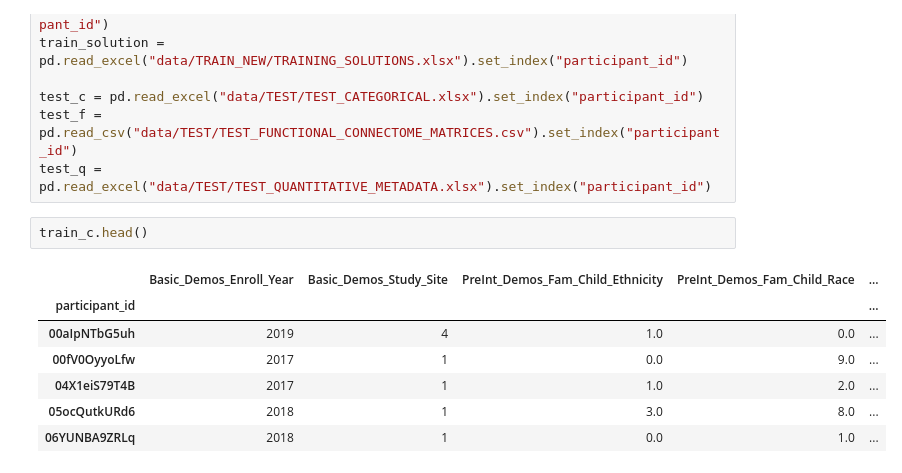
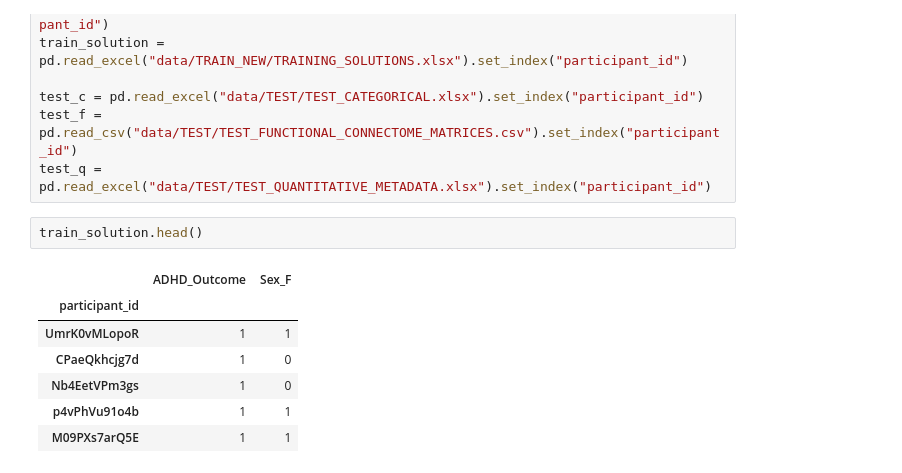
Before and after one commit to joannamialkowska/widsdatathon2025, a Jupyter notebook: main.ipynb, the cells around one changed output. Drawn from its saved outputs; the diff is of its cells as text.

```diff
--- a/main.ipynb
+++ b/main.ipynb
@@ -15,12 +15,12 @@ test_c = pd.read_excel("data/TEST/TEST_CATEGORICAL.xlsx").set_index("participant
 test_f = pd.read_csv("data/TEST/TEST_FUNCTIONAL_CONNECTOME_MATRICES.csv").set_index("participant_id")
 test_q = pd.read_excel("data/TEST/TEST_QUANTITATIVE_METADATA.xlsx").set_index("participant_id")
 # %%
-train_c.head()
+train_solution.head()
 # %% [output]
-|  | Basic_Demos_Enroll_Year | Basic_Demos_Study_Site | PreInt_Demos_Fam_Child_Ethnicity | PreInt_Demos_Fam_Child_Race | ... |
-| participant_id |  |  |  |  | ... |
-| 00aIpNTbG5uh | 2019 | 4 | 1.0 | 0.0 | ... |
-| 00fV0OyyoLfw | 2017 | 1 | 0.0 | 9.0 | ... |
-| 04X1eiS79T4B | 2017 | 1 | 1.0 | 2.0 | ... |
-| 05ocQutkURd6 | 2018 | 1 | 3.0 | 8.0 | ... |
-| 06YUNBA9ZRLq | 2018 | 1 | 0.0 | 1.0 | ... |
+|  | ADHD_Outcome | Sex_F |
+| participant_id |  |  |
+| UmrK0vMLopoR | 1 | 1 |
+| CPaeQkhcjg7d | 1 | 0 |
+| Nb4EetVPm3gs | 1 | 0 |
+| p4vPhVu91o4b | 1 | 1 |
+| M09PXs7arQ5E | 1 | 1 |
```
Also changed, not shown: parts of 11 cells of this notebook.
